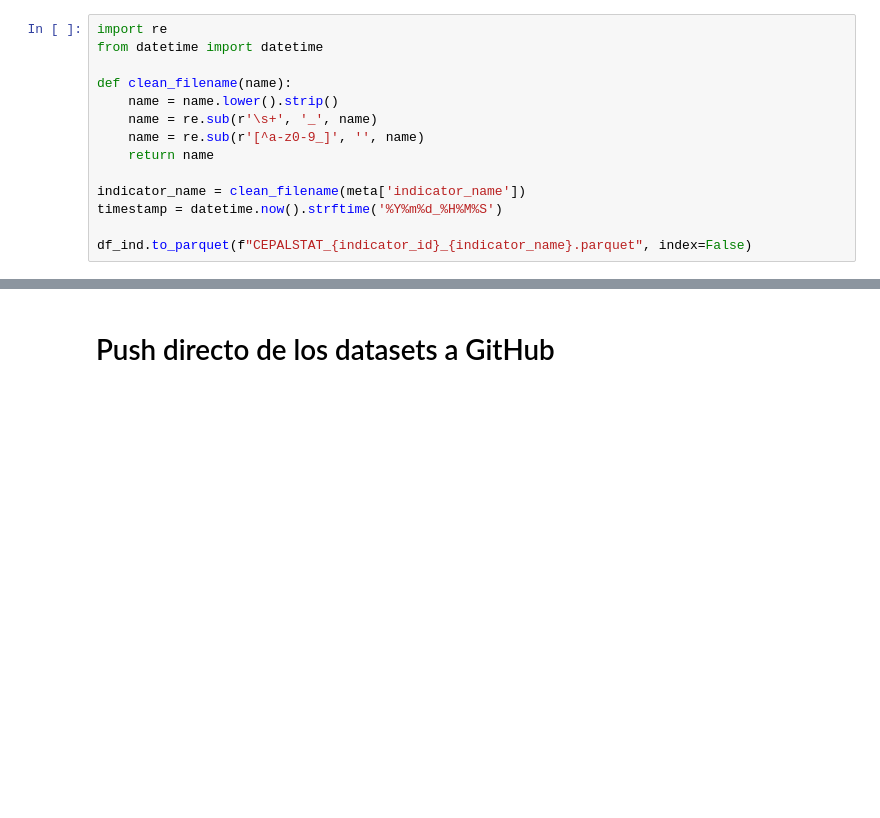
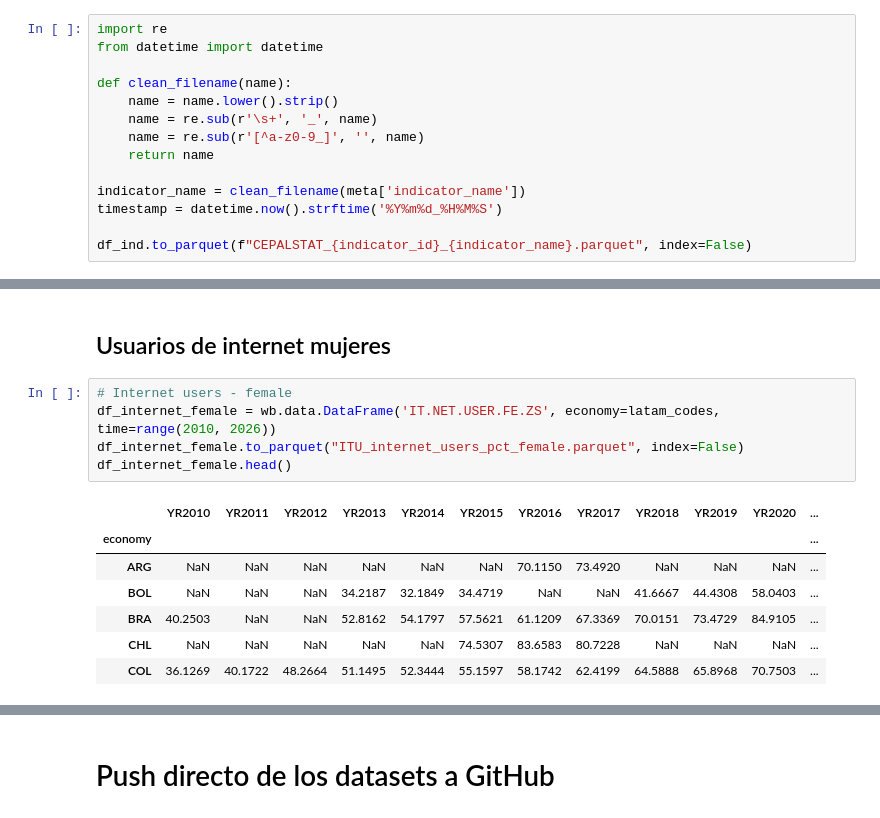
Before and after one commit to aletbm/Trabajo_Remunerado-DATA4CCION, a Jupyter notebook: notebooks/Databases_DAT4CCION.ipynb, the cells around one changed output, grey strips where cells are left out. Drawn from its saved outputs; the diff is of its cells as text; blank space fills up the shorter version.

```diff
--- a/notebooks/Databases_DAT4CCION.ipynb
+++ b/notebooks/Databases_DAT4CCION.ipynb
@@ -1100,0 +1170,15 @@ df_ind.to_parquet(f"CEPALSTAT_{indicator_id}_{indicator_name}.parquet", index=Fa
+# %% [markdown]
+## Usuarios de internet mujeres
+# %%
+# Internet users - female
+df_internet_female = wb.data.DataFrame('IT.NET.USER.FE.ZS', economy=latam_codes, time=range(2010, 2026))
+df_internet_female.to_parquet("ITU_internet_users_pct_female.parquet", index=False)
+df_internet_female.head()
+# %% [output]
+|  | YR2010 | YR2011 | YR2012 | YR2013 | YR2014 | YR2015 | YR2016 | YR2017 | YR2018 | YR2019 | YR2020 | ... |
+| economy |  |  |  |  |  |  |  |  |  |  |  | ... |
+| ARG | NaN | NaN | NaN | NaN | NaN | NaN | 70.1150 | 73.4920 | NaN | NaN | NaN | ... |
+| BOL | NaN | NaN | NaN | 34.2187 | 32.1849 | 34.4719 | NaN | NaN | 41.6667 | 44.4308 | 58.0403 | ... |
+| BRA | 40.2503 | NaN | NaN | 52.8162 | 54.1797 | 57.5621 | 61.1209 | 67.3369 | 70.0151 | 73.4729 | 84.9105 | ... |
+| CHL | NaN | NaN | NaN | NaN | NaN | 74.5307 | 83.6583 | 80.7228 | NaN | NaN | NaN | ... |
+| COL | 36.1269 | 40.1722 | 48.2664 | 51.1495 | 52.3444 | 55.1597 | 58.1742 | 62.4199 | 64.5888 | 65.8968 | 70.7503 | ... |
```
Also changed, not shown: parts of 20 cells of this notebook.
